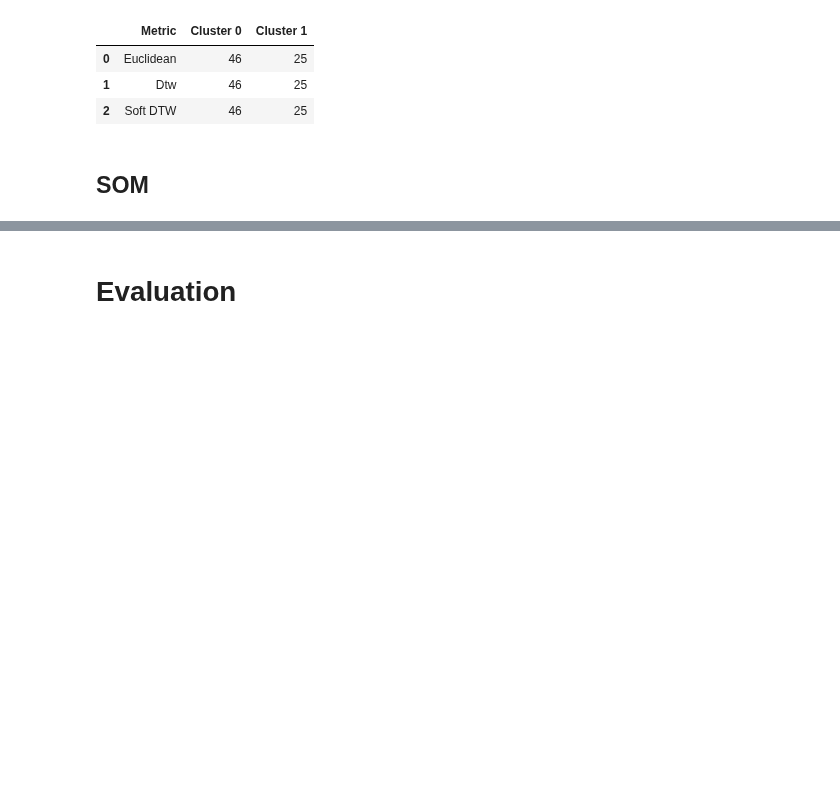
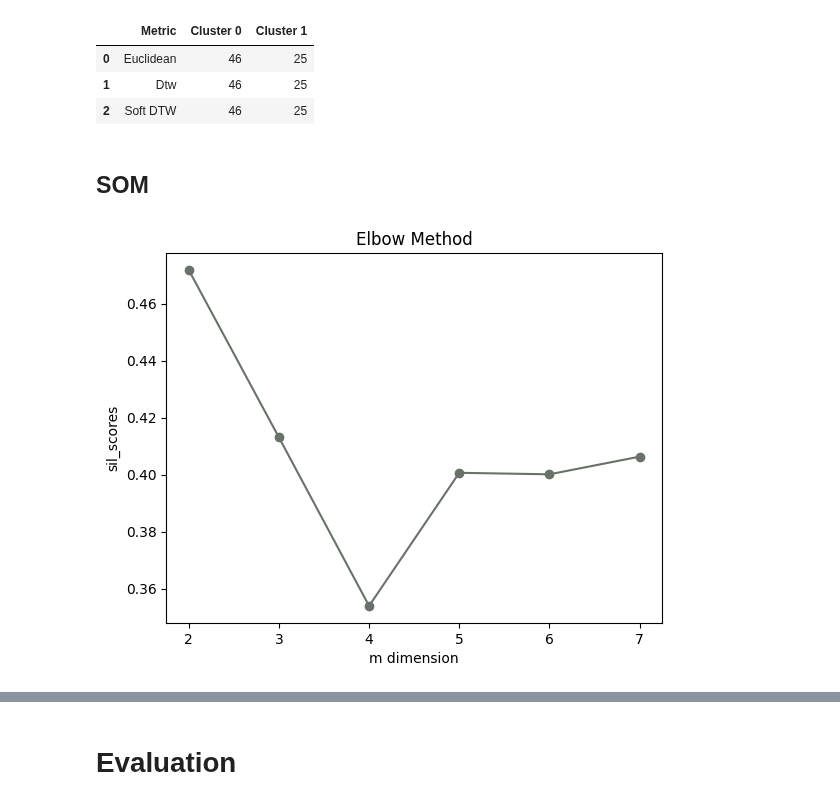
Before and after one commit to sarabreu/thesis_dev, a Jupyter notebook: 5_time_series_clustering/indiv_vars/wind/raw/wind_direction/raw_wind.ipynb, the cells around one changed output, grey strips where cells are left out. Saved outputs shown, nothing was run; the diff lists cells and outputs as text; code cells hidden in the pictures; blank space fills up the shorter version.

```diff
--- a/5_time_series_clustering/indiv_vars/wind/raw/wind_direction/raw_wind.ipynb
+++ b/5_time_series_clustering/indiv_vars/wind/raw/wind_direction/raw_wind.ipynb
@@ -653,0 +672,8 @@ som_x = som_y = math.ceil(math.sqrt(math.sqrt(len(X_train))))
+# %%
+plt.plot(range(2,8), sil_scores, marker = 'o', c = '#697268')
+plt.xlabel('m dimension')
+plt.ylabel('sil_scores')
+plt.title('Elbow Method')
+plt.show()
+# %% [output]
+[figure, added]
```
Also changed, not shown: parts of 8 cells of this notebook, 17 other files.
